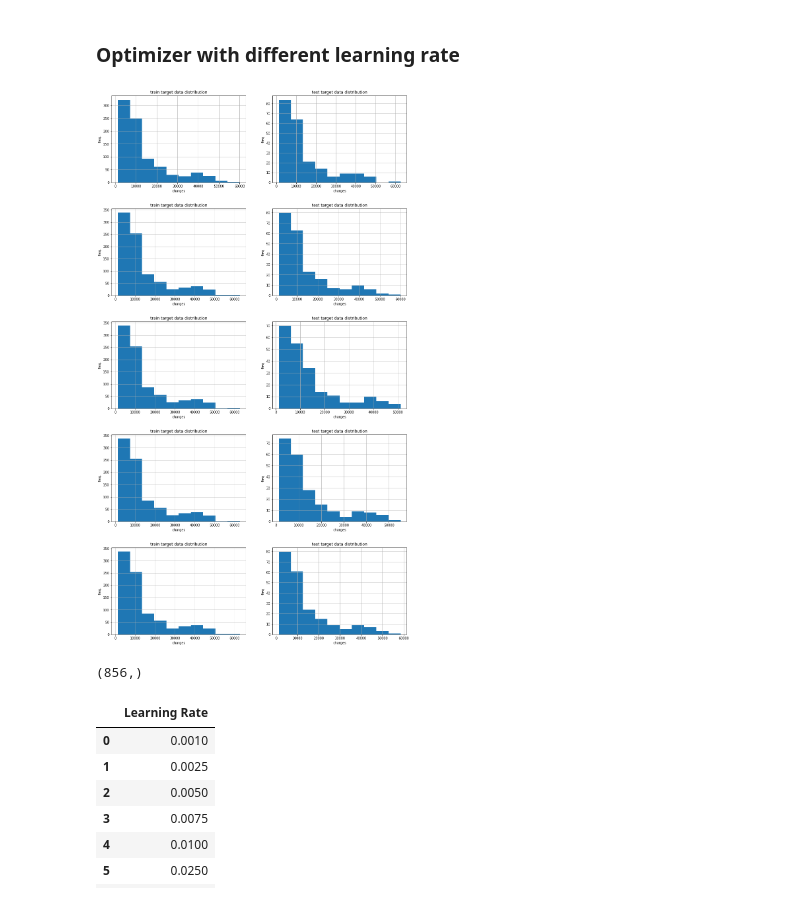
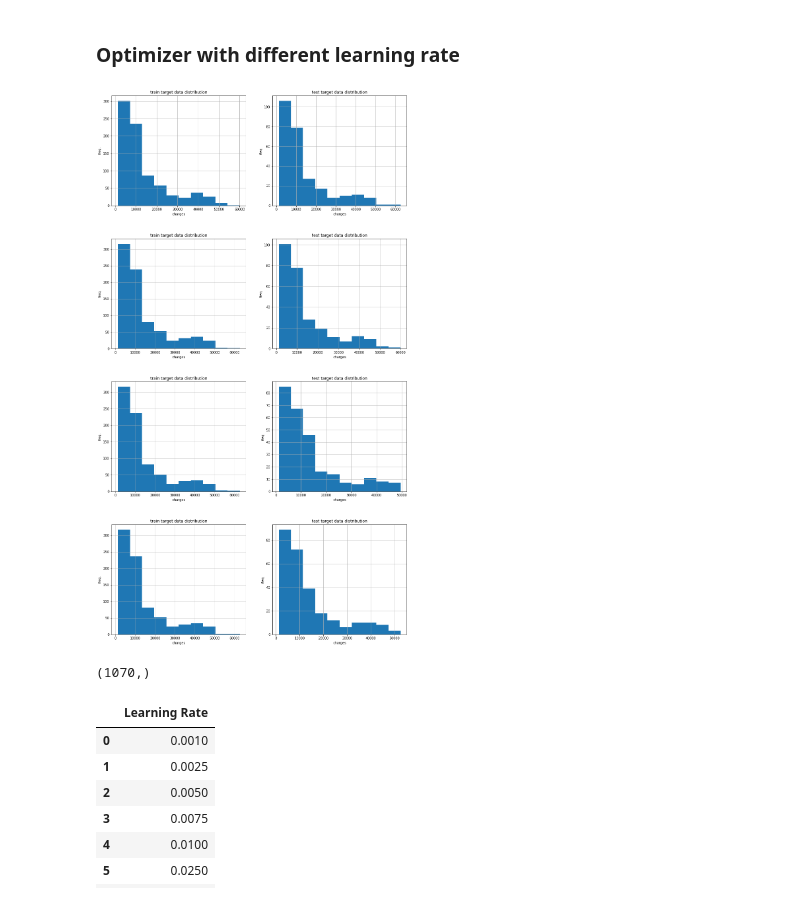
Before and after one commit to LugoBlogger/MLCC-Assignment-05, a Jupyter notebook: medical_cost_forecast.ipynb, the cells around one changed output. Saved outputs shown, nothing was run; the diff lists cells and outputs as text; code cells hidden in the pictures.

Commit message:
revision on n_splits_target. N_epoch=1000 not complete yet.

```diff
--- a/medical_cost_forecast.ipynb
+++ b/medical_cost_forecast.ipynb
@@ -315,33 +315,35 @@ def train_model(model, features, target, epoch):
 normed_train_features = normed_train_features.reset_index()[features.columns]
 train_target = train_target.reset_index()['charges']
 
-ssfk = SortedStratifiedKFold(n_splits=n_splits)
+n_splits_target = 4
 
-# train_val_split contains for elements of tuples
+ssfk = SortedStratifiedKFold(n_splits=n_splits_target)
+
+# train_val_split contains four elements of tuples
 # (train_feature, train_target, test_feature, test_target) because we use
-# n_splits = 5
+# n_splits_target is 80% of the remaining data
 
 train_val_split = ssfk.split(normed_train_features, train_target)
 # %%
 plt.figure(figsize=(16, 30))
 for i, (train_feature, train_target, test_feature, test_target) in enumerate(train_val_split):
-    plt.subplot(5, 2, 2*i + 1)
+    plt.subplot(4, 2, 2*i + 1)
     train_target.hist().set_title("train target data distribution")
     plt.xlabel('charges')
     plt.ylabel('freq.')
 
-    plt.subplot(5, 2, 2*(i+1))
+    plt.subplot(4, 2, 2*(i+1))
     test_target.hist().set_title("test target data distribution")
     plt.xlabel('charges')
     plt.ylabel('freq.')
 
 plt.subplots_adjust(hspace=0.3)
 # %% [output]
-[figure, old version]
+[figure, new version]
 # %%
 train_target.shape
 # %% [output]
-(856,)
+(1070,)
 # %%
 learning_rates_list = [.001, .0025, .005, .0075, .01, .025, .05, .075, .1]
 result_report = pd.DataFrame({'Learning Rate': learning_rates_list})
```
Also changed, not shown: parts of 20 cells of this notebook.
